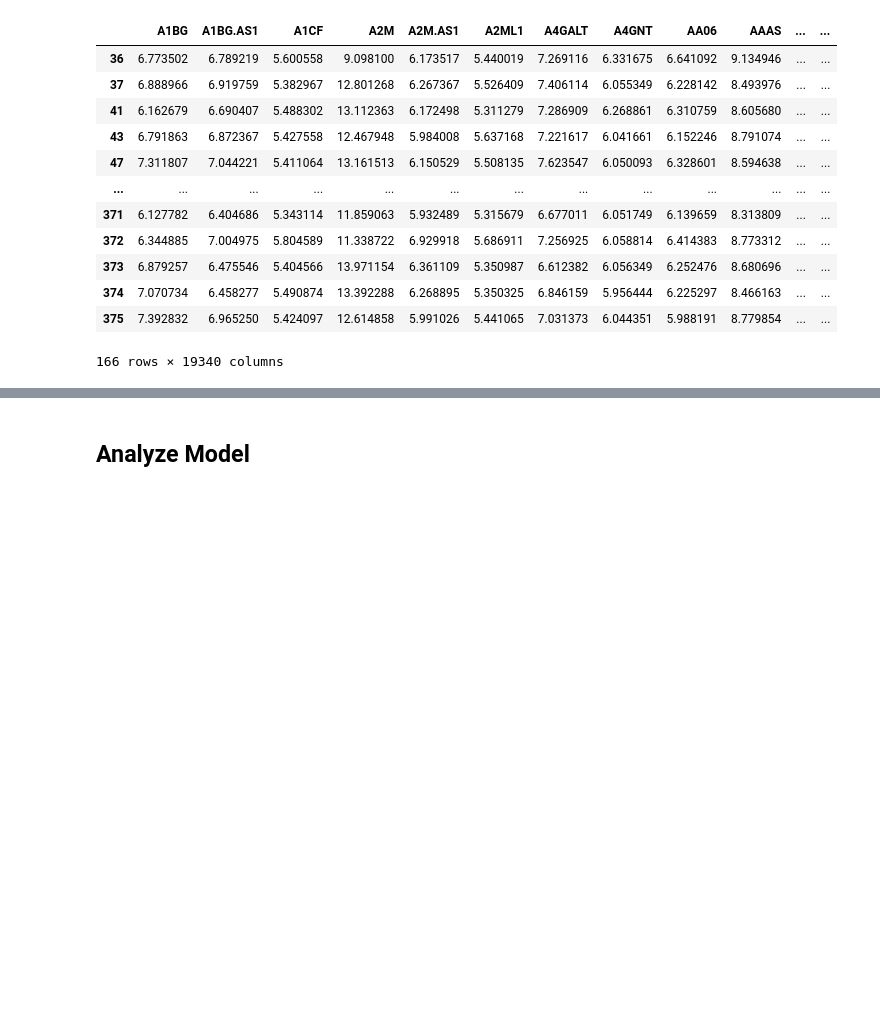
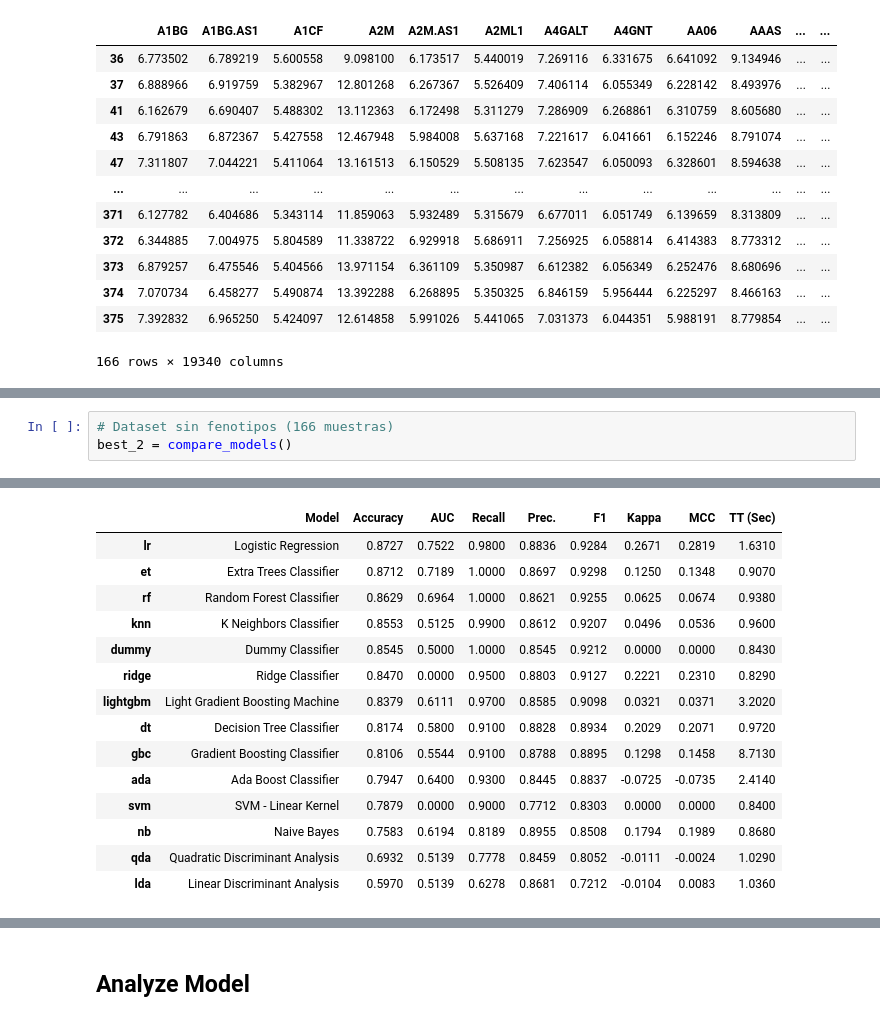
Before and after one commit to ElArquitectorgo/precisionFDA-AutoML, a Jupyter notebook: tutorial.ipynb, the cells around one changed output, grey strips where cells are left out. Drawn from its saved outputs; the diff is of its cells as text; blank space fills up the shorter version.

```diff
--- a/tutorial.ipynb
+++ b/tutorial.ipynb
@@ -126,3 +147,7 @@ best = compare_models()
 | qda | Quadratic Discriminant Analysis | 0.6932 | 0.5139 | 0.7778 | 0.8459 | 0.8052 | -0.0111 | -0.0024 | 0.9800 |
 | lda | Linear Discriminant Analysis | 0.6205 | 0.5489 | 0.6478 | 0.8814 | 0.7370 | 0.0554 | 0.0721 | 1.0250 |
 [interactive output not drawn]
+# %%
+# Dataset sin fenotipos (166 muestras)
+best_2 = compare_models()
+# %% [output]
@@ -128,0 +155,15 @@ best = compare_models()
+|  | Model | Accuracy | AUC | Recall | Prec. | F1 | Kappa | MCC | TT (Sec) |
+| lr | Logistic Regression | 0.8727 | 0.7522 | 0.9800 | 0.8836 | 0.9284 | 0.2671 | 0.2819 | 1.6310 |
+| et | Extra Trees Classifier | 0.8712 | 0.7189 | 1.0000 | 0.8697 | 0.9298 | 0.1250 | 0.1348 | 0.9070 |
+| rf | Random Forest Classifier | 0.8629 | 0.6964 | 1.0000 | 0.8621 | 0.9255 | 0.0625 | 0.0674 | 0.9380 |
+| knn | K Neighbors Classifier | 0.8553 | 0.5125 | 0.9900 | 0.8612 | 0.9207 | 0.0496 | 0.0536 | 0.9600 |
+| dummy | Dummy Classifier | 0.8545 | 0.5000 | 1.0000 | 0.8545 | 0.9212 | 0.0000 | 0.0000 | 0.8430 |
+| ridge | Ridge Classifier | 0.8470 | 0.0000 | 0.9500 | 0.8803 | 0.9127 | 0.2221 | 0.2310 | 0.8290 |
+| lightgbm | Light Gradient Boosting Machine | 0.8379 | 0.6111 | 0.9700 | 0.8585 | 0.9098 | 0.0321 | 0.0371 | 3.2020 |
+| dt | Decision Tree Classifier | 0.8174 | 0.5800 | 0.9100 | 0.8828 | 0.8934 | 0.2029 | 0.2071 | 0.9720 |
+| gbc | Gradient Boosting Classifier | 0.8106 | 0.5544 | 0.9100 | 0.8788 | 0.8895 | 0.1298 | 0.1458 | 8.7130 |
+| ada | Ada Boost Classifier | 0.7947 | 0.6400 | 0.9300 | 0.8445 | 0.8837 | -0.0725 | -0.0735 | 2.4140 |
+| svm | SVM - Linear Kernel | 0.7879 | 0.0000 | 0.9000 | 0.7712 | 0.8303 | 0.0000 | 0.0000 | 0.8400 |
+| nb | Naive Bayes | 0.7583 | 0.6194 | 0.8189 | 0.8955 | 0.8508 | 0.1794 | 0.1989 | 0.8680 |
+| qda | Quadratic Discriminant Analysis | 0.6932 | 0.5139 | 0.7778 | 0.8459 | 0.8052 | -0.0111 | -0.0024 | 1.0290 |
+| lda | Linear Discriminant Analysis | 0.5970 | 0.5139 | 0.6278 | 0.8681 | 0.7212 | -0.0104 | 0.0083 | 1.0360 |
```
Also changed, not shown: parts of 5 cells of this notebook.
